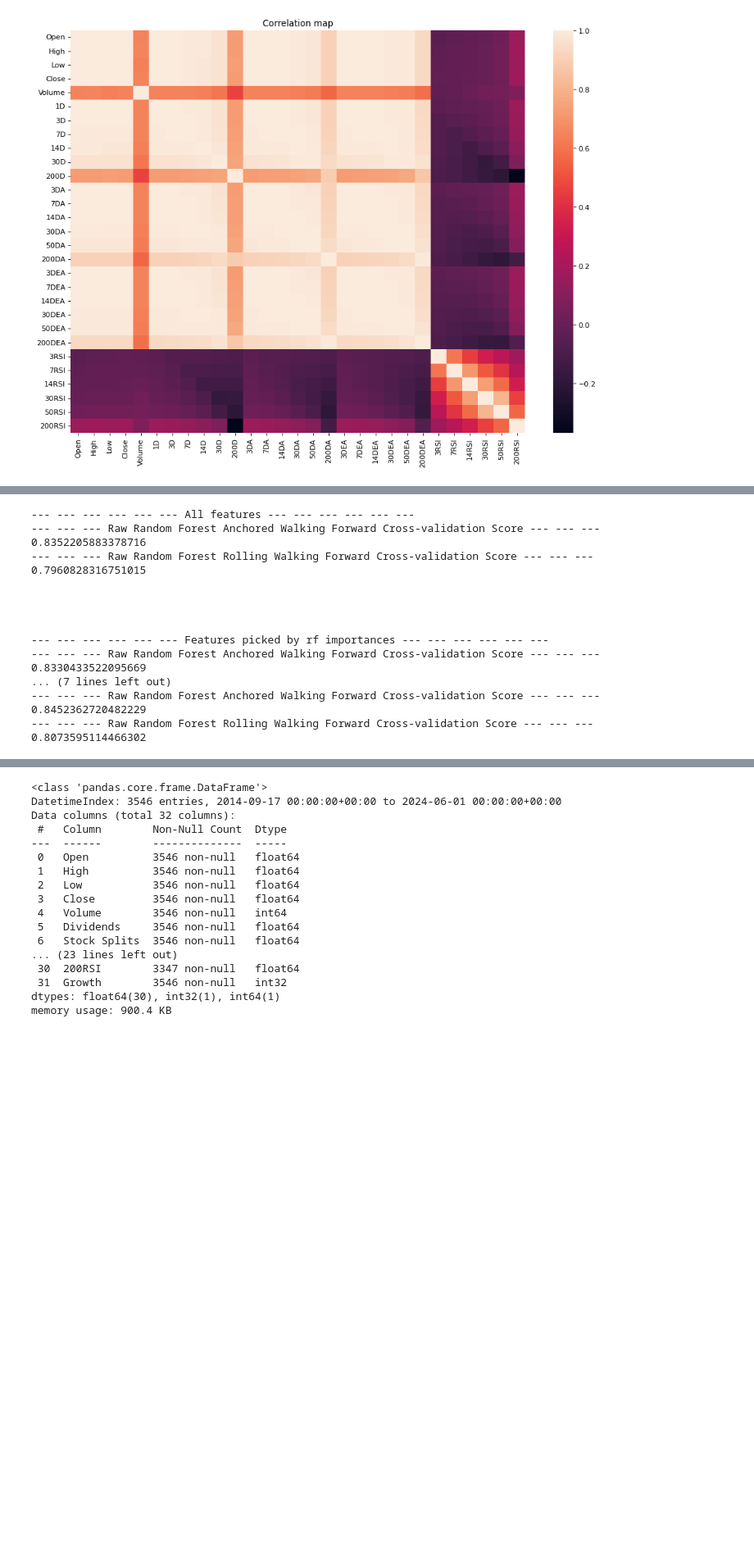
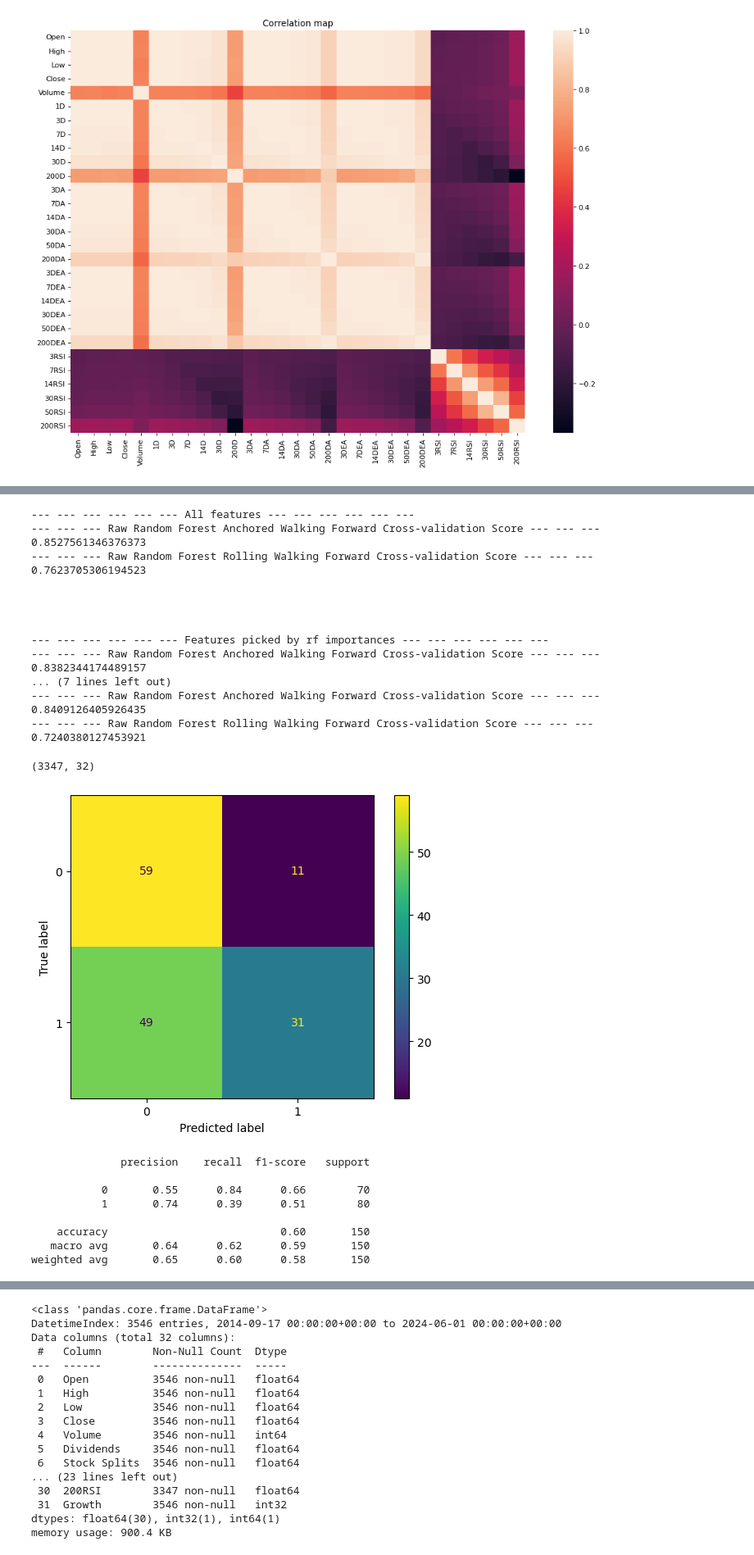
Before and after one commit to milonpabis/crypto-eye, a Jupyter notebook: stock-tool.ipynb, the cells around one changed output, grey strips where cells are left out. Shown: that part at 82% size. Saved outputs shown, nothing was run; the diff lists cells and outputs as text; code cells hidden in the pictures; blank space fills up the shorter version.

Commit message:
AdaBoost, SVM, RT Backtesting

```diff
--- a/stock-tool.ipynb
+++ b/stock-tool.ipynb
@@ -227,24 +230,24 @@ def prediction_scorer_threshold(model, X: np.array, y: np.array, threshold: floa
     y_prob = model.predict_proba(X)[:, 1]
     y_pred = (y_prob > threshold).astype(int)
 
-    return scoring(y, y_pred, pos_label=1, zero_division=np.nan)
+    return scoring(y, y_pred, pos_label=1, zero_division=0)
 
 
-def check_model_awf(model, X: np.array, y: np.array, splits: int = 5) -> float:
+def check_model_awf(model, X: np.array, y: np.array, splits: int = 5, threshold: float = 0.6) -> float:
     """
     Cross-validates the Time Series data with Anchored Walking Forward approach.
     """
     cvts = TimeSeriesSplit(n_splits=splits)
-    return np.mean(cross_val_score(model, X, y, cv=cvts, scoring=prediction_scorer_threshold))
+    return np.mean(cross_val_score(model, X, y, cv=cvts, scoring=partial(prediction_scorer_threshold, threshold=threshold)))
 
 
-def check_model_rwf(model, X: np.array, y: np.array, max_train_size: int = 500, test_size: int = 100) -> float:
+def check_model_rwf(model, X: np.array, y: np.array, max_train_size: int = 500, test_size: int = 100, threshold: float = 0.6) -> float:
     """
     Cross-validates the Time Series data with Rolling Walking Forward approach.
     """
     splits = (len(X)-max_train_size)//test_size
     cvts = TimeSeriesSplit(n_splits=splits, max_train_size=max_train_size, test_size=test_size)
-    return np.nanmean(cross_val_score(model, X, y, cv=cvts, scoring=prediction_scorer_threshold))
+    return np.nanmean(cross_val_score(model, X, y, cv=cvts, scoring=partial(prediction_scorer_threshold, threshold=threshold)))
 # %%
 Xf = bitcoin_data[features].values
 yf = bitcoin_data["Growth"].values
@@ -266,18 +269,54 @@ for name, (X, y) in zip(titles, [(Xf, yf), (Xfc, yfc), (Xfr, yfr)]):
 # %% [output]
 --- --- --- --- --- --- All features --- --- --- --- --- ---
 --- --- --- Raw Random Forest Anchored Walking Forward Cross-validation Score --- --- ---
-0.8352205883378716
+0.8527561346376373
 --- --- --- Raw Random Forest Rolling Walking Forward Cross-validation Score --- --- ---
-0.7960828316751015
+0.7623705306194523
 
 
 
 
 --- --- --- --- --- --- Features picked by rf importances --- --- --- --- --- ---
 --- --- --- Raw Random Forest Anchored Walking Forward Cross-validation Score --- --- ---
-0.8330433522095669
+0.8382344174489157
 ... (7 lines left out)
 --- --- --- Raw Random Forest Anchored Walking Forward Cross-validation Score --- --- ---
-0.8452362720482229
+0.8409126405926435
 --- --- --- Raw Random Forest Rolling Walking Forward Cross-validation Score --- --- ---
-0.8073595114466302
+0.7240380127453921
+# %%
+bitcoin_data.shape
+# %% [output]
+(3347, 32)
+# %%
+def cross_validate_rts(model, X, y, threshold=0.6):
+    """
+    Creates a Real-Time-Scenario backtesting cross-validation.
+    """
+    n_rows = len(X)
+    cv = TimeSeriesSplit(max_train_size=n_rows-150, test_size=1, n_splits=150)
+    y_test = []
+    y_pred = []
+    for train_id, test_id in cv.split(X):
+        model.fit(X[train_id], y[train_id])
+        y_prob = model.predict_proba(X[test_id])[:,1]
+        y_pred.append(y_prob > threshold)
+        y_test.append(y[test_id])
+    return np.ravel(np.array(y_test)), np.ravel(np.array(y_pred))
+# %%
+res = cross_validate_rts(RandomForestClassifier(bootstrap=False), Xfc, yfc)
+# %%
+yt, yp = res
+ConfusionMatrixDisplay(confusion_matrix(np.ravel(yt), np.ravel(yp))).plot()
+plt.show()
+print(classification_report(np.ravel(yt), np.ravel(yp)))
+# %% [output]
+[figure, added]
+              precision    recall  f1-score   support
+
+           0       0.55      0.84      0.66        70
+           1       0.74      0.39      0.51        80
+
+    accuracy                           0.60       150
+   macro avg       0.64      0.62      0.59       150
+weighted avg       0.65      0.60      0.58       150
```
Also changed, not shown: parts of 34 cells of this notebook.
